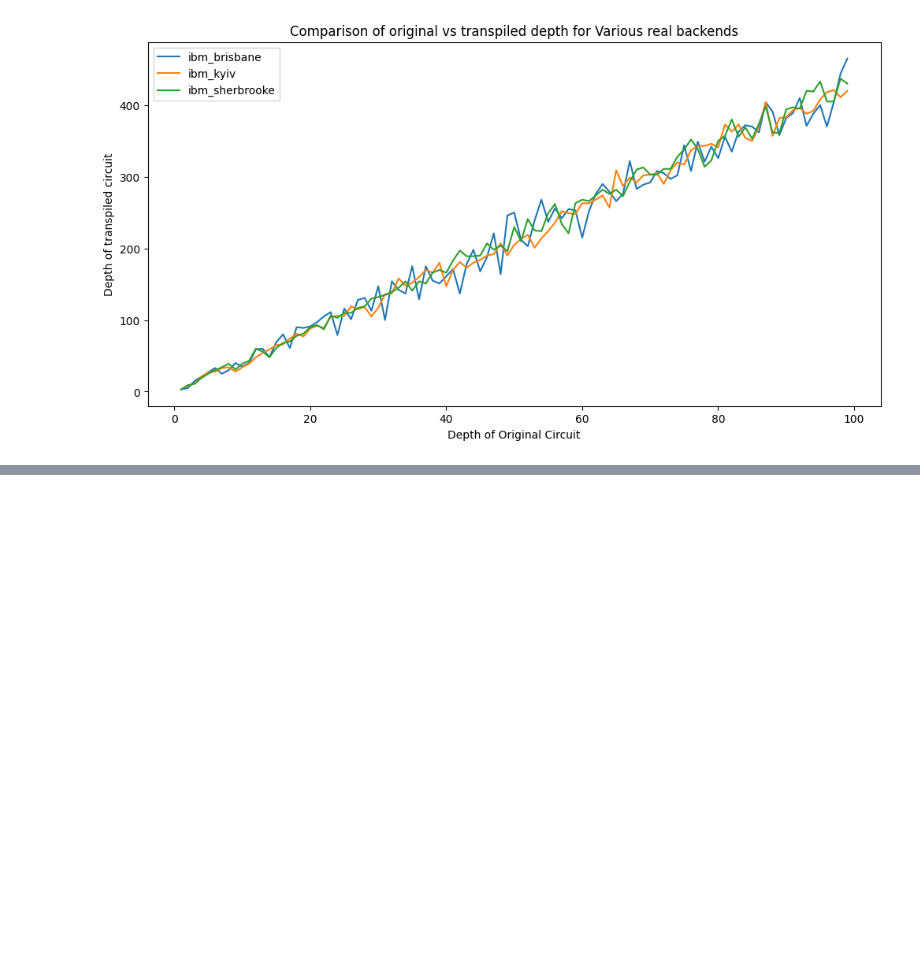
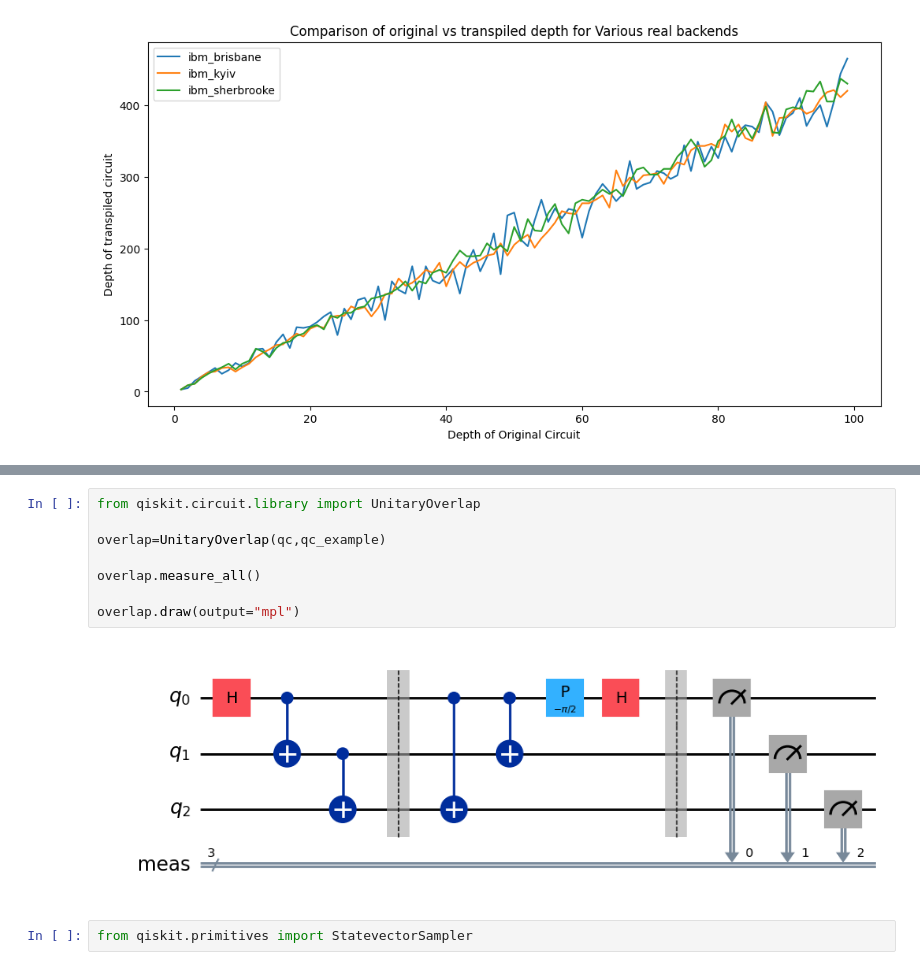
Before and after one commit to RajatSaha1106/Qiskit-Fundamentals, a Jupyter notebook: qiskit_function_experiments.ipynb, the cells around one changed output, grey strips where cells are left out. Saved outputs shown, nothing was run; the diff lists cells and outputs as text; blank space fills up the shorter version.

```diff
--- a/qiskit_function_experiments.ipynb
+++ b/qiskit_function_experiments.ipynb
@@ -228,0 +197,12 @@ plt.show()
+# %%
+from qiskit.circuit.library import UnitaryOverlap
+
+overlap=UnitaryOverlap(qc,qc_example)
+
+overlap.measure_all()
+
+overlap.draw(output="mpl")
+# %% [output]
+[figure, added]
+# %%
+from qiskit.primitives import StatevectorSampler
```
Also changed, not shown: parts of 7 cells of this notebook, 1 other file.
